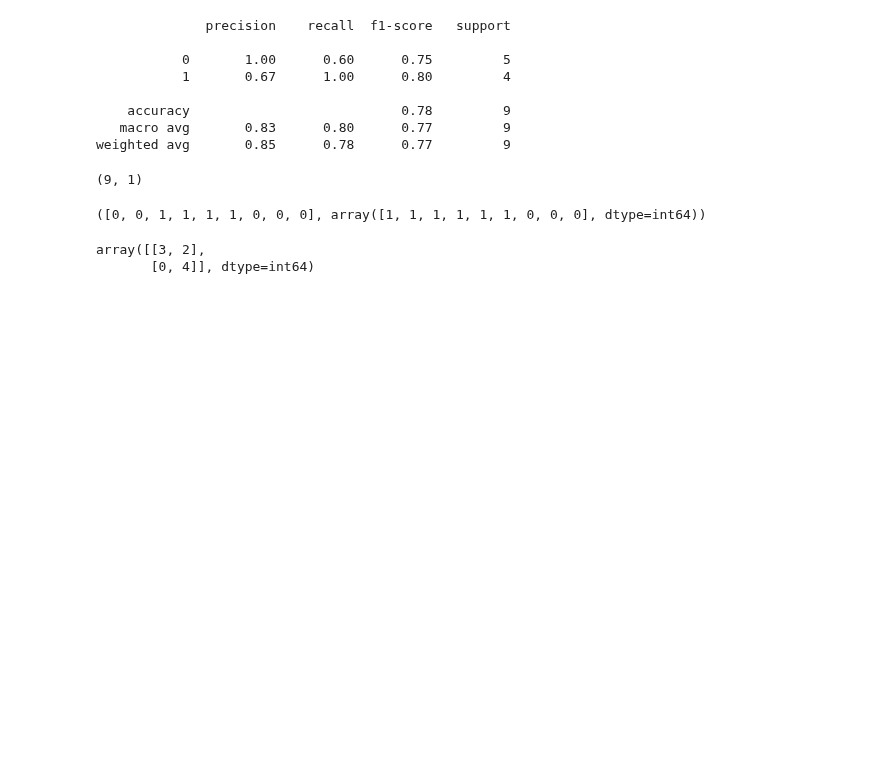
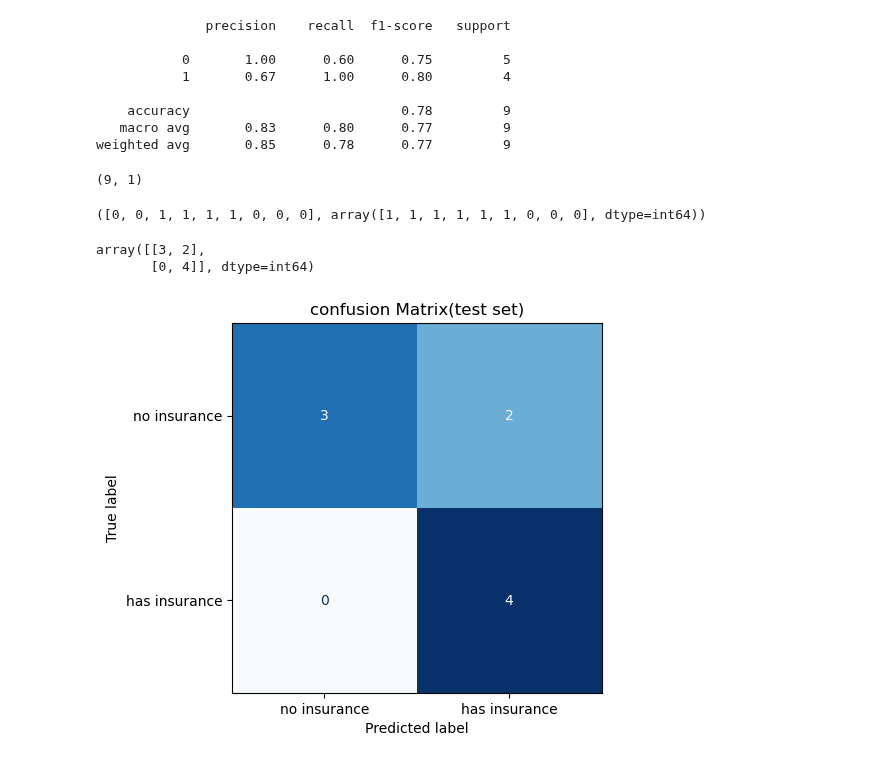
Before and after one commit to azeem932356/ML-Foundations, a Jupyter notebook: Classification/LogisticRegression/LogisticRegressionCode.ipynb, the cells around one changed output. Drawn from its saved outputs; the diff is of its cells as text; code cells hidden in the pictures; blank space fills up the shorter version.

Commit message:
COnfusionMatrixDisplay

```diff
--- a/Classification/LogisticRegression/LogisticRegressionCode.ipynb
+++ b/Classification/LogisticRegression/LogisticRegressionCode.ipynb
@@ -184,3 +184,15 @@ cm
 # %% [output]
 array([[3, 2],
        [0, 4]], dtype=int64)
+# %%
+#displying confusion matrix
+
+disp= ConfusionMatrixDisplay(
+    confusion_matrix= cm,
+    display_labels=['no insurance', 'has insurance']
+)
+disp.plot(cmap= 'Blues', colorbar= False)
+plt.title('confusion Matrix(test set)')
+plt.show()
+# %% [output]
+[figure, added]
```
